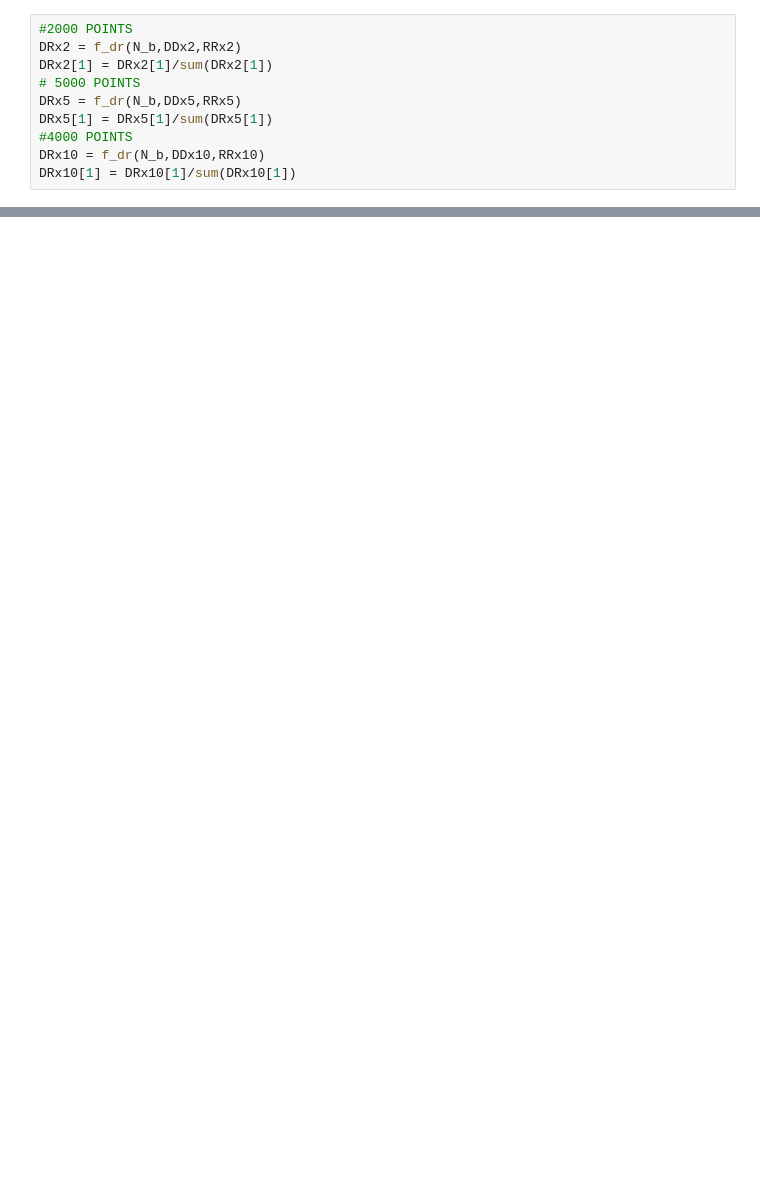
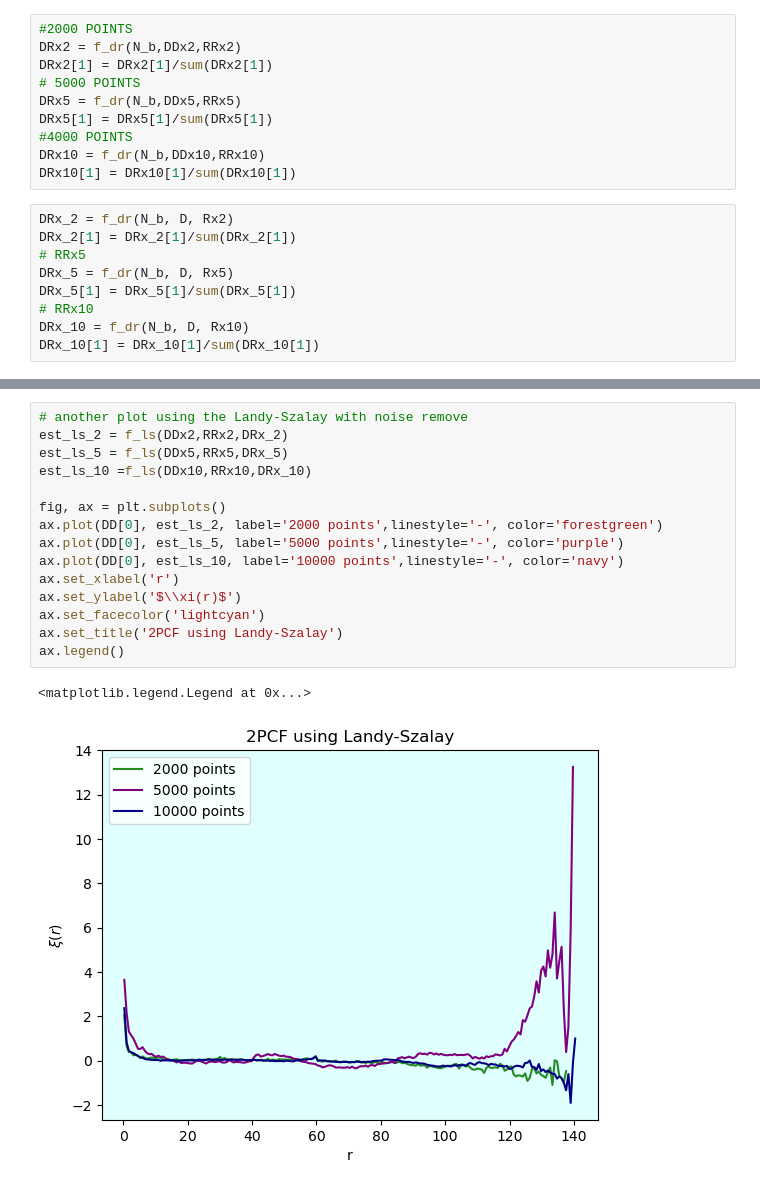
Before and after one commit to xlxnsxzpxtx/Metodos_cosmo, a Jupyter notebook: practica_2/practica_2.ipynb, the cells around one changed output, grey strips where cells are left out. Drawn from its saved outputs; the diff is of its cells as text; blank space fills up the shorter version.

```diff
--- a/practica_2/practica_2.ipynb
+++ b/practica_2/practica_2.ipynb
@@ -385,6 +385,15 @@ DRx5[1] = DRx5[1]/sum(DRx5[1])
 #4000 POINTS
 DRx10 = f_dr(N_b,DDx10,RRx10)
 DRx10[1] = DRx10[1]/sum(DRx10[1])
+# %%
+DRx_2 = f_dr(N_b, D, Rx2)
+DRx_2[1] = DRx_2[1]/sum(DRx_2[1])
+# RRx5
+DRx_5 = f_dr(N_b, D, Rx5)
+DRx_5[1] = DRx_5[1]/sum(DRx_5[1])
+# RRx10
+DRx_10 = f_dr(N_b, D, Rx10)
+DRx_10[1] = DRx_10[1]/sum(DRx_10[1])
 # %%
 # and the plot for the histogram using the Landy-Szalay estimator is
 est_ls2 = f_ls(DDx2,RRx2,DRx2)
@@ -406,3 +420,21 @@ ax.legend()
+# %%
+# another plot using the Landy-Szalay with noise remove
+est_ls_2 = f_ls(DDx2,RRx2,DRx_2)
+est_ls_5 = f_ls(DDx5,RRx5,DRx_5)
+est_ls_10 =f_ls(DDx10,RRx10,DRx_10)
+
+fig, ax = plt.subplots()
+ax.plot(DD[0], est_ls_2, label='2000 points',linestyle='-', color='forestgreen')
+ax.plot(DD[0], est_ls_5, label='5000 points',linestyle='-', color='purple')
+ax.plot(DD[0], est_ls_10, label='10000 points',linestyle='-', color='navy')
+ax.set_xlabel('r')
+ax.set_ylabel('$\\xi(r)$')
+ax.set_facecolor('lightcyan')
+ax.set_title('2PCF using Landy-Szalay')
+ax.legend()
+# %% [output]
+<matplotlib.legend.Legend at 0x...>
+[figure, added]
 # %%
 # 2000 pts
 DRR1x2 = f_dr(N_b, R, Rx2)
```
Also changed, not shown: parts of 18 cells of this notebook.
